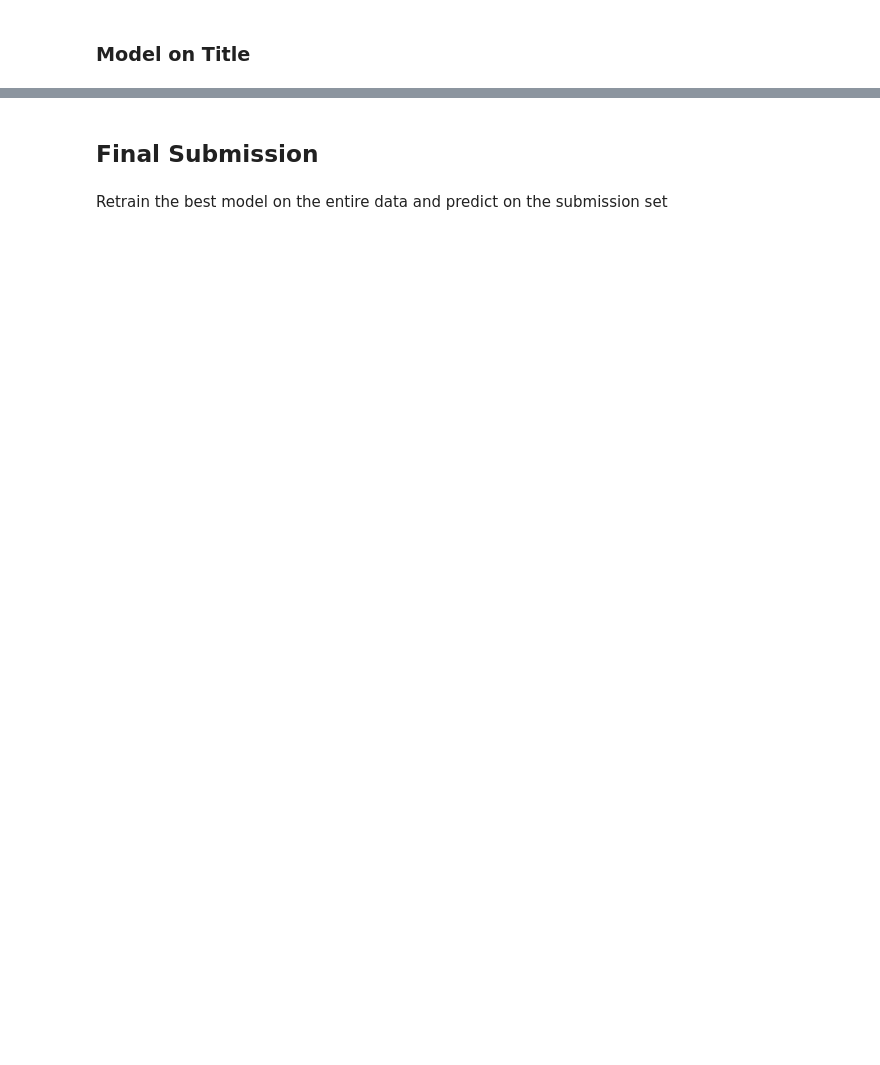
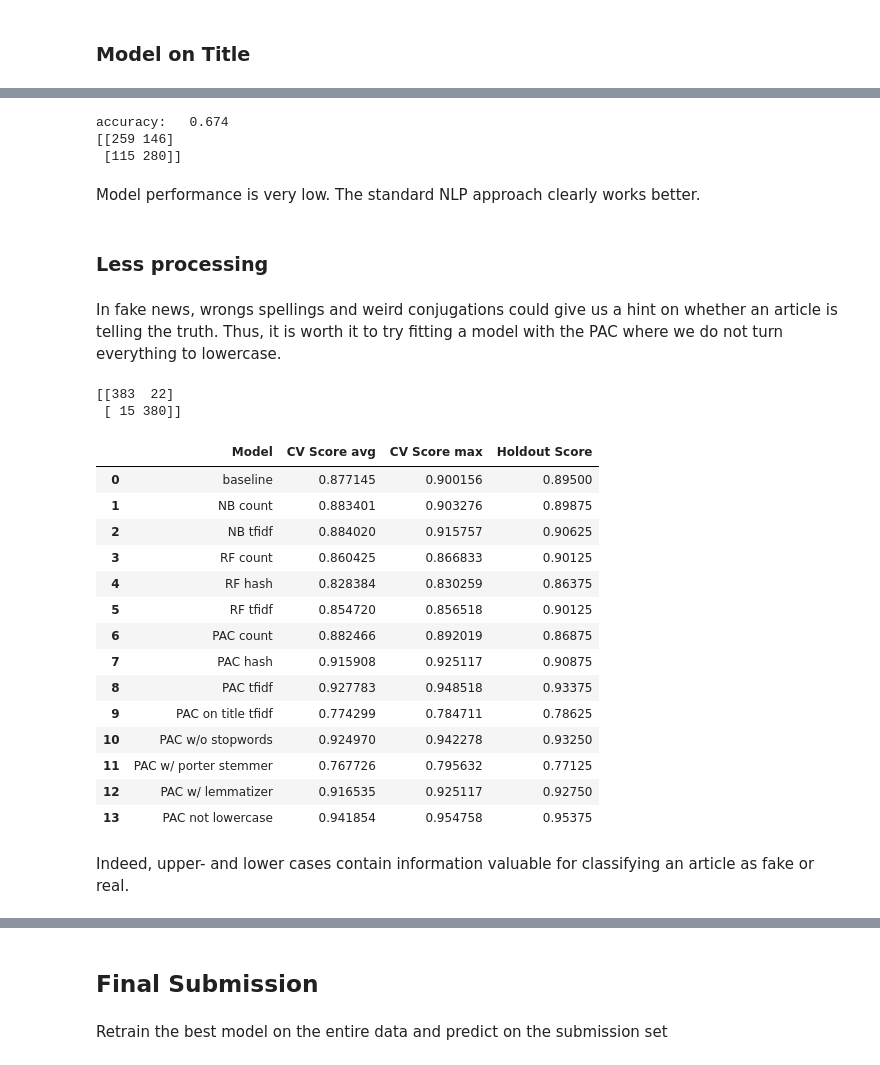
Before and after one commit to ScottPanIE/NLP_Assignment, a Jupyter notebook: script/Sirius.ipynb, the cells around one changed output, grey strips where cells are left out. Drawn from its saved outputs; the diff is of its cells as text; code cells hidden in the pictures; blank space fills up the shorter version.

```diff
--- a/script/Sirius.ipynb
+++ b/script/Sirius.ipynb
@@ -697,0 +396,6 @@ all_scores
+# %%
+train_stopwords = hp.preprocess_data(train_1)
+m_stopwords, v_stopwords, cv_stopwords, test_stopwords = PAC(train_stopwords, 'tfidf', feature='text_stop')
+
+all_scores = hp.append_scores(all_scores, 'PAC w/o stopwords', cv_stopwords, test_stopwords)
+all_scores
@@ -697,0 +423,6 @@ all_scores
+# %%
+train_porter = hp.preprocess_data(train_1, port = True)
+m_port, v_port, cv_port, test_port = PAC(train_porter, 'tfidf', feature='text_port')
+
+all_scores = hp.append_scores(all_scores, 'PAC w/ porter stemmer', cv_port, test_port)
+all_scores
@@ -697,0 +451,6 @@ all_scores
+# %%
+train_lemma = hp.preprocess_data(train_1, lemmatize = True)
+m_lemma, v_lemma, cv_lemma, test_lemma = PAC(train_lemma, 'tfidf', feature='text_lem')
+
+all_scores = hp.append_scores(all_scores, 'PAC w/ lemmatizer', cv_lemma, test_lemma)
+all_scores
@@ -697,0 +528,17 @@ all_scores
+# %%
+features = ['trump_title', 'trump_text',
+             'title_NN_count', 'title_VERB_count','title_ADJ_count',
+             'text_NN_count', 'text_VERB_count','text_ADJ_count',
+             'title_length', 'text_length'
+           ]
+m = rf_model_standard(train_3,features)
+# %% [output]
+accuracy:   0.674
+[[259 146]
+ [115 280]]
+# %% [markdown]
+Model performance is very low. The standard NLP approach clearly works better.
+# %% [markdown]
+### Less processing
+# %% [markdown]
+In fake news, wrongs spellings and weird conjugations could give us a hint on whether an article is telling the truth. Thus, it is worth it to try fitting a model with the PAC where we do not turn everything to lowercase.
@@ -697,0 +550,25 @@ all_scores
+# %%
+m_pac_lowercase, v_pac_not_lowercase, cv_pac_not_lowercase, test_pac_not_lowercase = PAC(train_4,feature='text', lowercase = False)
+
+all_scores = hp.append_scores(all_scores, 'PAC not lowercase', cv_pac_not_lowercase, test_pac_not_lowercase)
+all_scores
+# %% [output]
+[[383  22]
+ [ 15 380]]
+|  | Model | CV Score avg | CV Score max | Holdout Score |
+| 0 | baseline | 0.877145 | 0.900156 | 0.89500 |
+| 1 | NB count | 0.883401 | 0.903276 | 0.89875 |
+| 2 | NB tfidf | 0.884020 | 0.915757 | 0.90625 |
+| 3 | RF count | 0.860425 | 0.866833 | 0.90125 |
+| 4 | RF hash | 0.828384 | 0.830259 | 0.86375 |
+| 5 | RF tfidf | 0.854720 | 0.856518 | 0.90125 |
+| 6 | PAC count | 0.882466 | 0.892019 | 0.86875 |
+| 7 | PAC hash | 0.915908 | 0.925117 | 0.90875 |
+| 8 | PAC tfidf | 0.927783 | 0.948518 | 0.93375 |
+| 9 | PAC on title tfidf | 0.774299 | 0.784711 | 0.78625 |
+| 10 | PAC w/o stopwords | 0.924970 | 0.942278 | 0.93250 |
+| 11 | PAC w/ porter stemmer | 0.767726 | 0.795632 | 0.77125 |
+| 12 | PAC w/ lemmatizer | 0.916535 | 0.925117 | 0.92750 |
+| 13 | PAC not lowercase | 0.941854 | 0.954758 | 0.95375 |
+# %% [markdown]
+Indeed, upper- and lower cases contain information valuable for classifying an article as fake or real.
```
Also changed, not shown: parts of 103 cells of this notebook, 1 other file.
